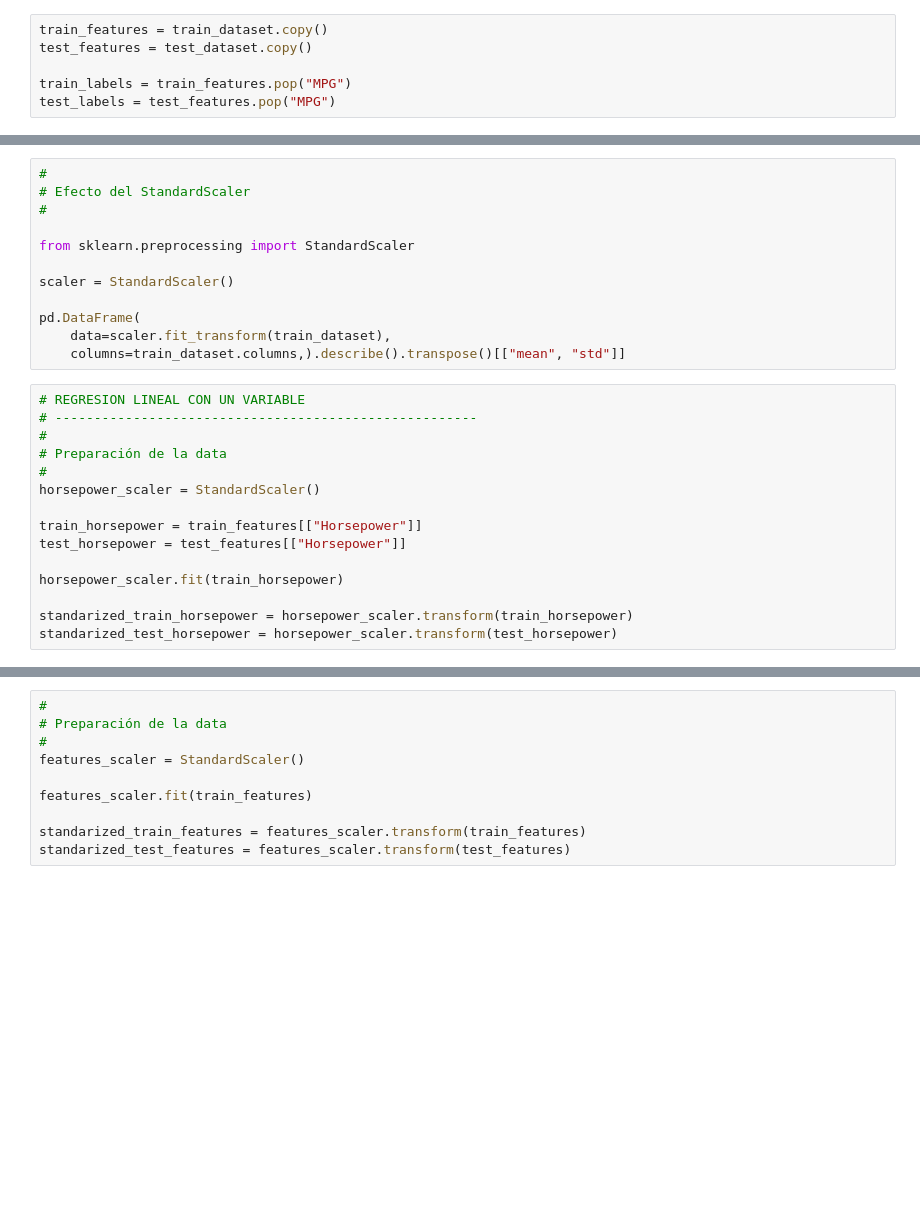
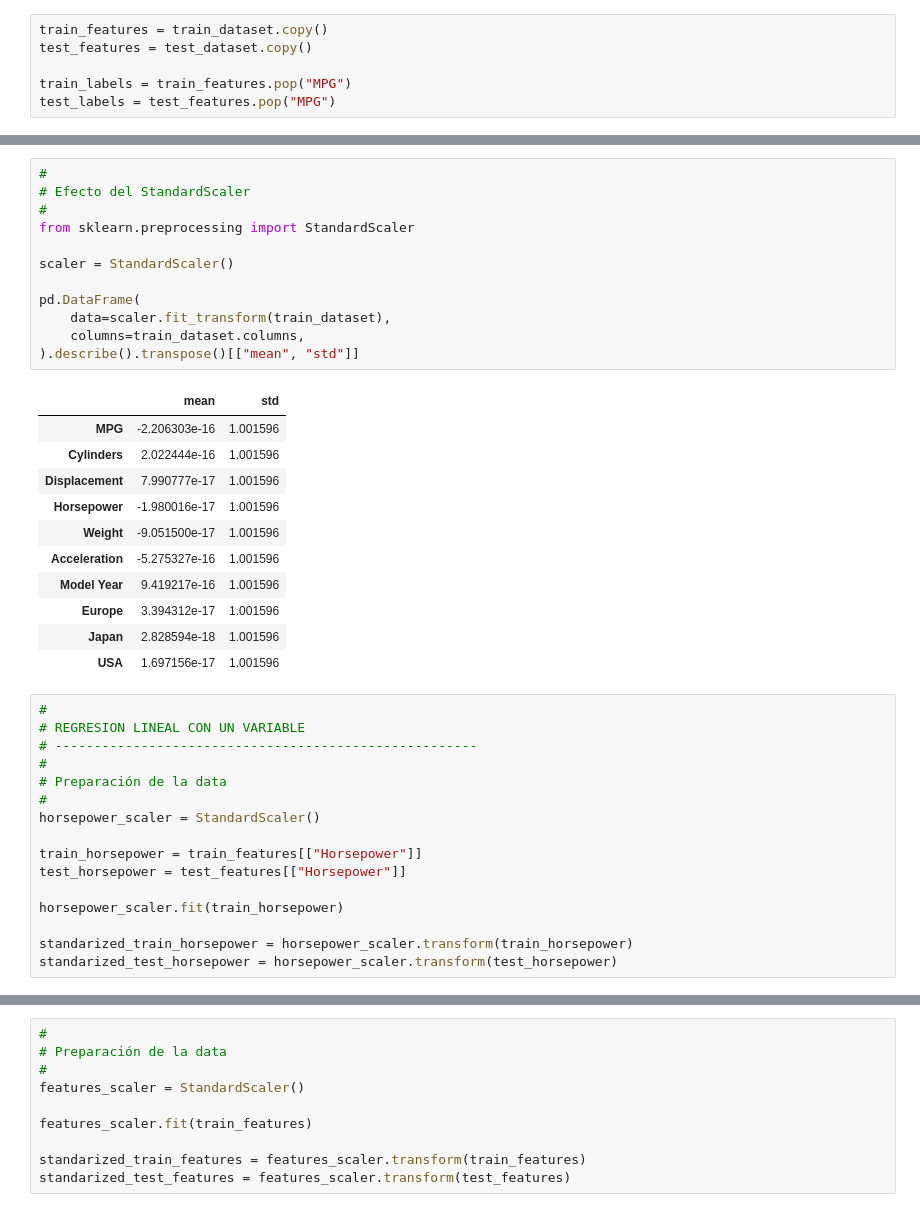
Before and after one commit to 2024-2-fundamentos-de-analitica/2024-2-PRE-19-regresion-basica-searcilas, a Jupyter notebook: homework/notebook.ipynb, the cells around one changed output, grey strips where cells are left out. Cells and saved outputs as stored; diff of their text form; blank space fills up the shorter version.

```diff
--- a/homework/notebook.ipynb
+++ b/homework/notebook.ipynb
@@ -72,16 +155,29 @@ train_dataset.describe().transpose()[["mean", "std"]]
 # %%
 #
 # Efecto del StandardScaler
 #
-
 from sklearn.preprocessing import StandardScaler
 
 scaler = StandardScaler()
 
 pd.DataFrame(
     data=scaler.fit_transform(train_dataset),
-    columns=train_dataset.columns,).describe().transpose()[["mean", "std"]]
+    columns=train_dataset.columns,
+).describe().transpose()[["mean", "std"]]
+# %% [output]
+|  | mean | std |
+| MPG | -2.206303e-16 | 1.001596 |
+| Cylinders | 2.022444e-16 | 1.001596 |
+| Displacement | 7.990777e-17 | 1.001596 |
+| Horsepower | -1.980016e-17 | 1.001596 |
+| Weight | -9.051500e-17 | 1.001596 |
+| Acceleration | -5.275327e-16 | 1.001596 |
+| Model Year | 9.419217e-16 | 1.001596 |
+| Europe | 3.394312e-17 | 1.001596 |
+| Japan | 2.828594e-18 | 1.001596 |
+| USA | 1.697156e-17 | 1.001596 |
 # %%
+#
 # REGRESION LINEAL CON UN VARIABLE
 # ------------------------------------------------------
 #
```
Also changed, not shown: parts of 29 cells of this notebook, 2 other files.
